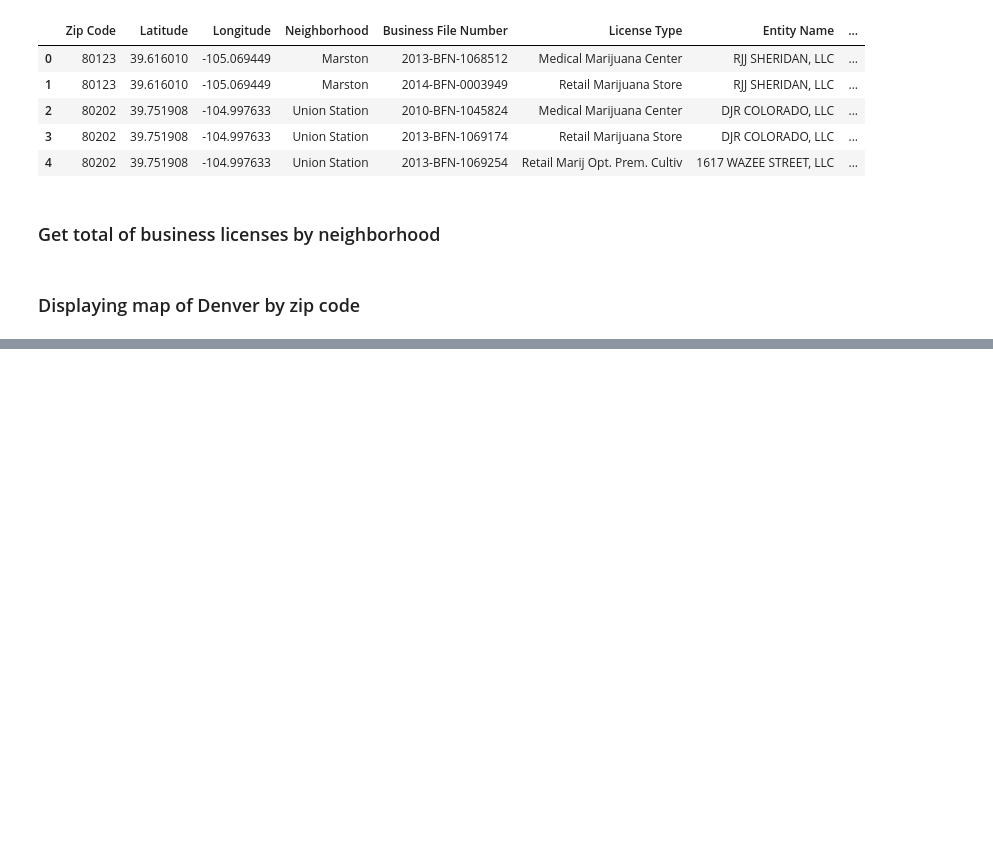
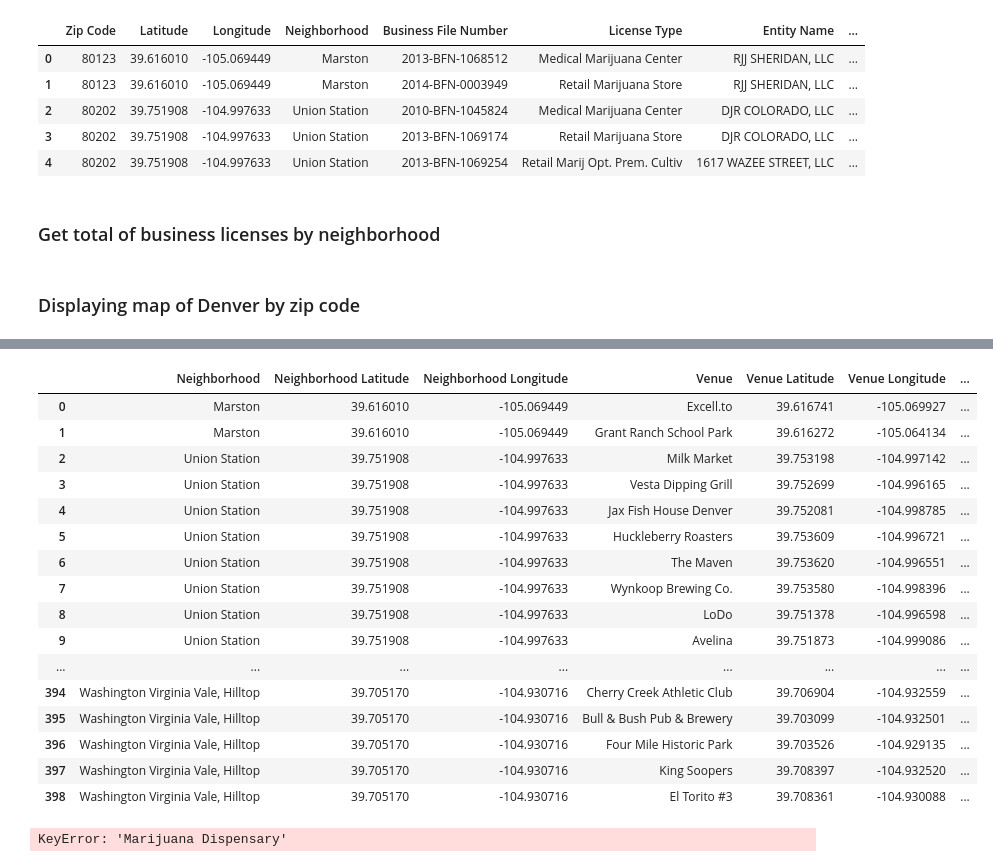
Before and after one commit to strange1120/battle-of-the-neighborhoods, a Jupyter notebook: battle-of-the-neighborhoods-denver.ipynb, the cells around one changed output, grey strips where cells are left out. Drawn from its saved outputs; the diff is of its cells as text; code cells hidden in the pictures; blank space fills up the shorter version.

Commit message:
pulling in foursquare data

```diff
--- a/battle-of-the-neighborhoods-denver.ipynb
+++ b/battle-of-the-neighborhoods-denver.ipynb
@@ -225,0 +230,8 @@ denver_map
+# %%
+CLIENT_ID = 'EQCQWRK3LTHPR000SJU1LYCJZOZ5AIF2YC5DW0VY2JBXBEKF'
+ # your Foursquare ID
+CLIENT_SECRET = 'B2BNYOPBB4P0COS1AURDYFZT4KCWKX5HILHVELGDMDSD0CTY' # your Foursquare Secret
+VERSION = '20180605' # Foursquare API version
+
+LIMIT = 100 # limit of number of venues returned by Foursquare API
+radius = 1000 # define radius
@@ -225,0 +278,5 @@ denver_map
+# %%
+denver_venues = getNearbyVenues(names=denver_zip_merged['Neighborhood'],
+                                   latitudes=denver_zip_merged['Latitude'],
+                                   longitudes=denver_zip_merged['Longitude']
+                                  )
@@ -225,0 +301,24 @@ denver_map
+# %%
+denver_venues
+# %% [output]
+|  | Neighborhood | Neighborhood Latitude | Neighborhood Longitude | Venue | Venue Latitude | Venue Longitude | ... |
+| 0 | Marston | 39.616010 | -105.069449 | Excell.to | 39.616741 | -105.069927 | ... |
+| 1 | Marston | 39.616010 | -105.069449 | Grant Ranch School Park | 39.616272 | -105.064134 | ... |
+| 2 | Union Station | 39.751908 | -104.997633 | Milk Market | 39.753198 | -104.997142 | ... |
+| 3 | Union Station | 39.751908 | -104.997633 | Vesta Dipping Grill | 39.752699 | -104.996165 | ... |
+| 4 | Union Station | 39.751908 | -104.997633 | Jax Fish House Denver | 39.752081 | -104.998785 | ... |
+| 5 | Union Station | 39.751908 | -104.997633 | Huckleberry Roasters | 39.753609 | -104.996721 | ... |
+| 6 | Union Station | 39.751908 | -104.997633 | The Maven | 39.753620 | -104.996551 | ... |
+| 7 | Union Station | 39.751908 | -104.997633 | Wynkoop Brewing Co. | 39.753580 | -104.998396 | ... |
+| 8 | Union Station | 39.751908 | -104.997633 | LoDo | 39.751378 | -104.996598 | ... |
+| 9 | Union Station | 39.751908 | -104.997633 | Avelina | 39.751873 | -104.999086 | ... |
+| ... | ... | ... | ... | ... | ... | ... | ... |
+| 394 | Washington Virginia Vale, Hilltop | 39.705170 | -104.930716 | Cherry Creek Athletic Club | 39.706904 | -104.932559 | ... |
+| 395 | Washington Virginia Vale, Hilltop | 39.705170 | -104.930716 | Bull & Bush Pub & Brewery | 39.703099 | -104.932501 | ... |
+| 396 | Washington Virginia Vale, Hilltop | 39.705170 | -104.930716 | Four Mile Historic Park | 39.703526 | -104.929135 | ... |
+| 397 | Washington Virginia Vale, Hilltop | 39.705170 | -104.930716 | King Soopers | 39.708397 | -104.932520 | ... |
+| 398 | Washington Virginia Vale, Hilltop | 39.705170 | -104.930716 | El Torito #3 | 39.708361 | -104.930088 | ... |
+# %%
+denver_venues.count()['Venue Category': 'Marijuana Dispensary']
+# %% [output]
+KeyError: 'Marijuana Dispensary'
```
Also changed, not shown: parts of 4 cells of this notebook.
